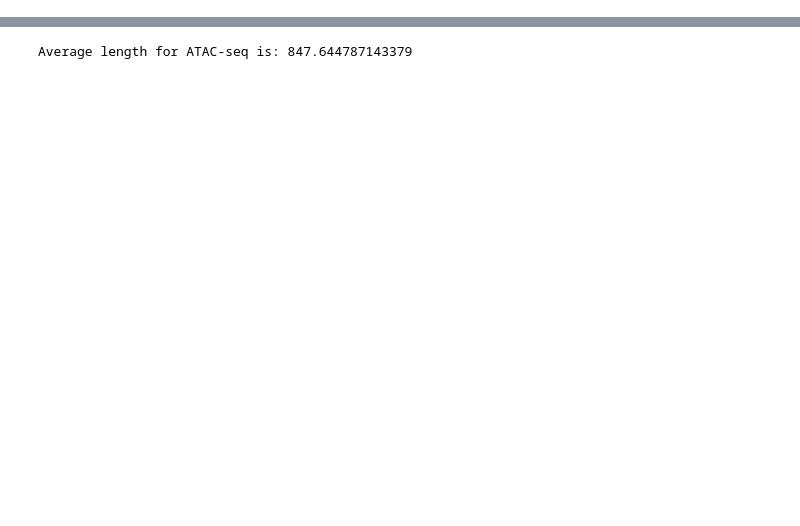
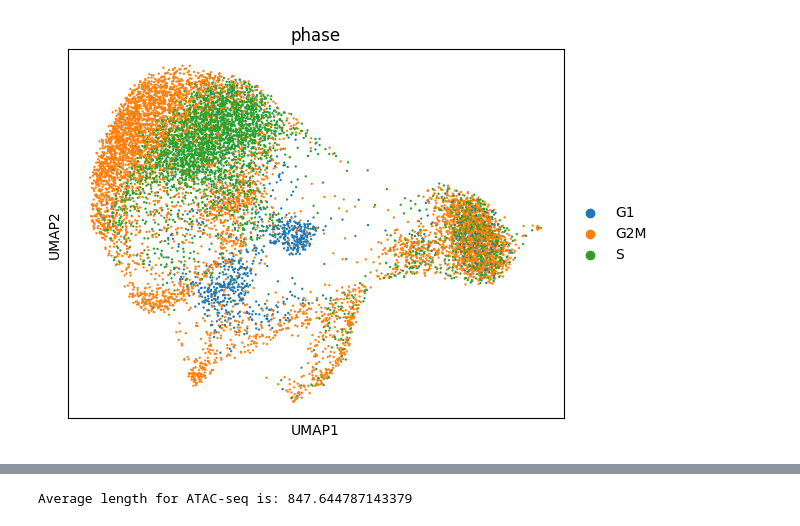
Before and after one commit to CahanLab/EG-CLR, a Jupyter notebook: SingleCellDataAnalysis/K562/10X_multiomics/ISSAAC-seq_generated_10x_k562_analysis.ipynb, the cells around one changed output, grey strips where cells are left out. Drawn from its saved outputs; the diff is of its cells as text; code cells hidden in the pictures; blank space fills up the shorter version.

```diff
--- a/SingleCellDataAnalysis/K562/10X_multiomics/ISSAAC-seq_generated_10x_k562_analysis.ipynb
+++ b/SingleCellDataAnalysis/K562/10X_multiomics/ISSAAC-seq_generated_10x_k562_analysis.ipynb
@@ -106,3 +134,0 @@ sc.pl.umap(adata_gem_hvg, color=["leiden"], legend_loc="on data", ncols=3)
-# %%
-# Optional: add validation genes back
-adata_gem = ad.concat([adata_gem, valid_gene_data], axis=1, join="outer")
@@ -108,0 +148,5 @@ adata_gem = ad.concat([adata_gem, valid_gene_data], axis=1, join="outer")
+# %%
+adata_gem_hvg.obs["phase"] = adata_gem.obs["phase"]
+sc.pl.umap(adata_gem_hvg, color=["phase"], ncols=3)
+# %% [output]
+[figure, added]
```
Also changed, not shown: parts of 28 cells of this notebook, 8 other files.
